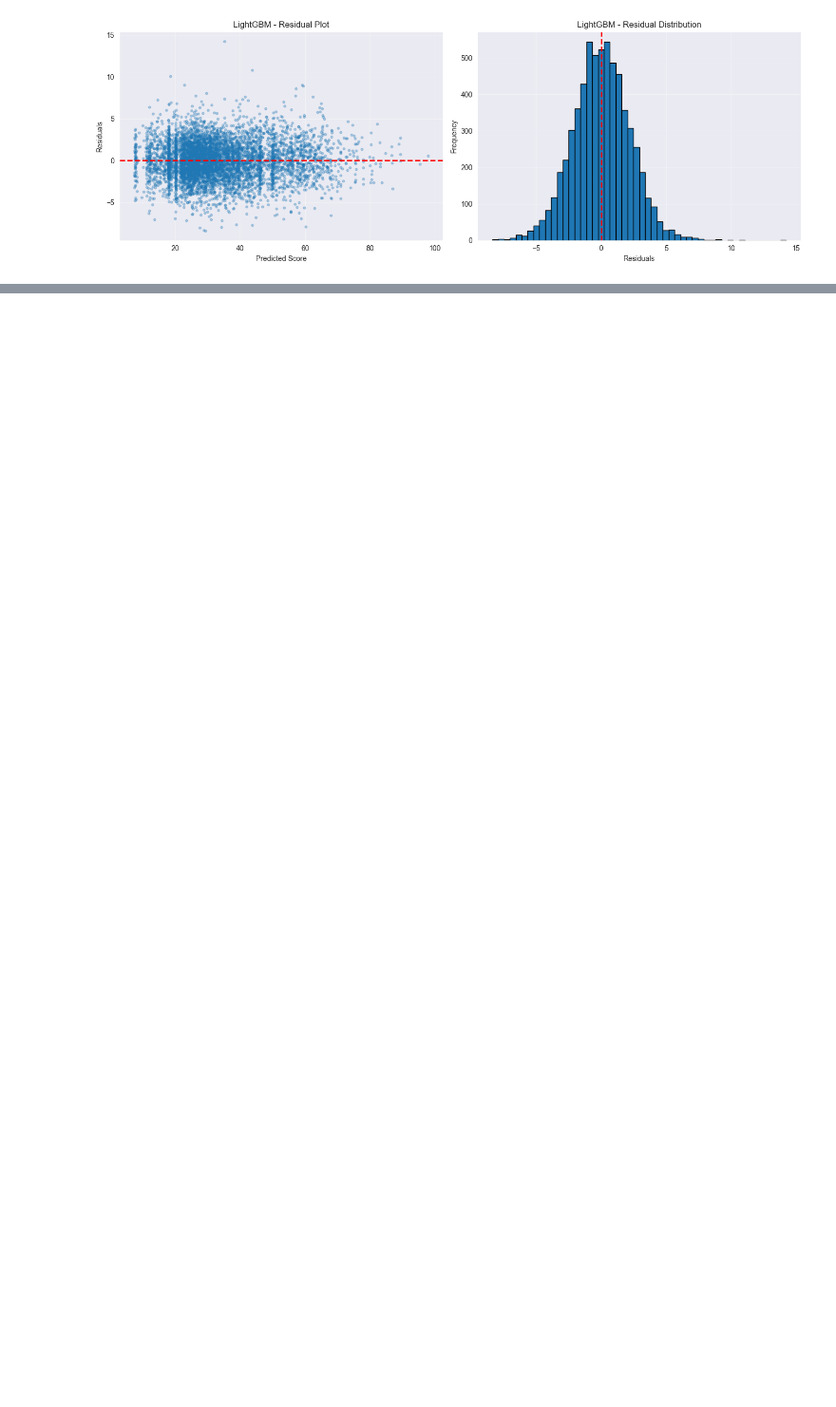
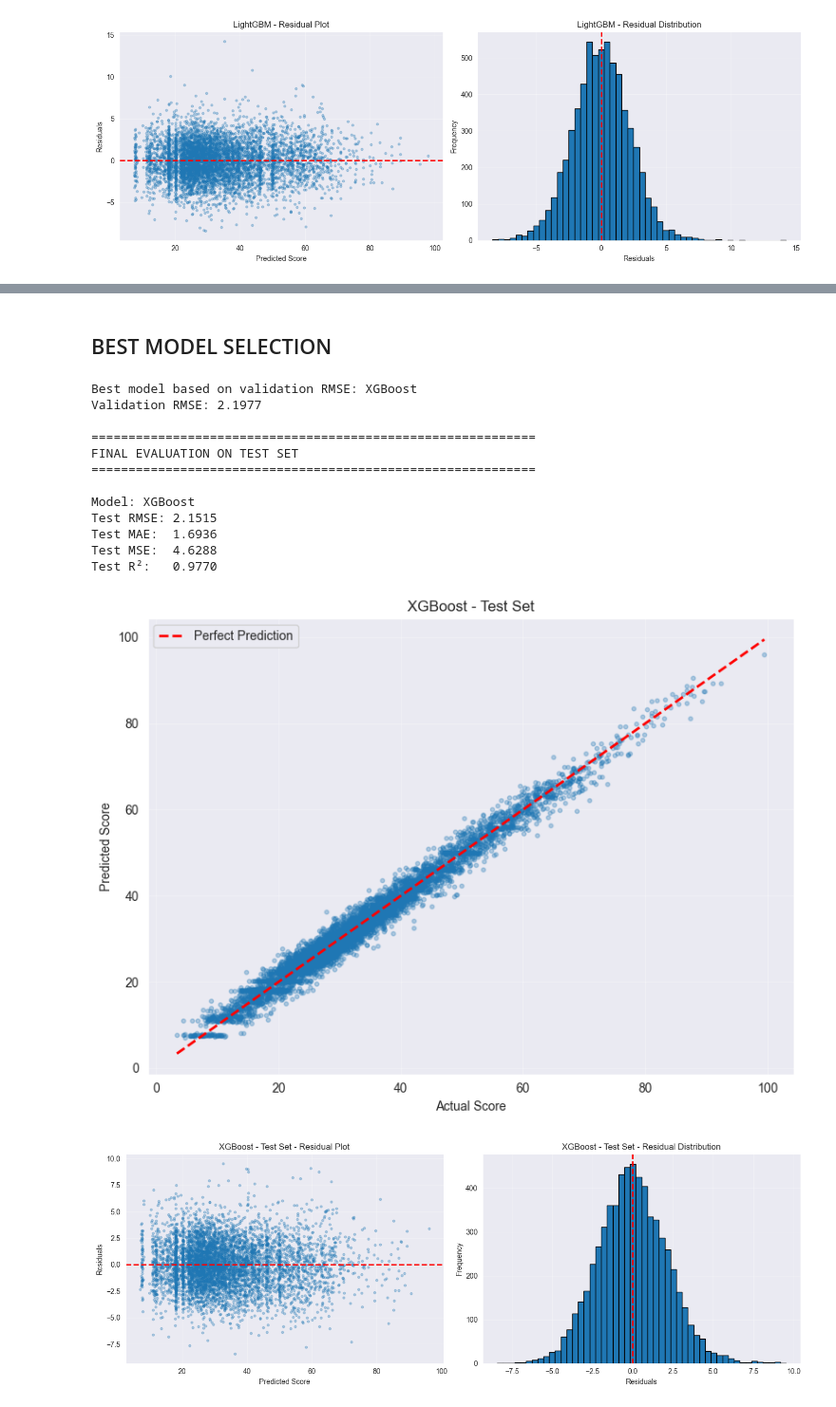
Before and after one commit to NguyenHungCuongg/Smart-Recruit, a Jupyter notebook: ml/notebooks/03_baseline_models.ipynb, the cells around one changed output, grey strips where cells are left out. Shown at 95% size. Cells and saved outputs as stored; diff of their text form; code cells hidden in the pictures; blank space fills up the shorter version.

```diff
--- a/ml/notebooks/03_baseline_models.ipynb
+++ b/ml/notebooks/03_baseline_models.ipynb
@@ -361,0 +419,56 @@ Training LightGBM...
+# %% [markdown]
+## BEST MODEL SELECTION
+# %%
+# Chọn theo RMSE
+best_model_name = results_df['rmse'].idxmin()
+print(f"Best model based on validation RMSE: {best_model_name}")
+print(f"Validation RMSE: {results_df.loc[best_model_name, 'rmse']:.4f}")
+
+model_map = {
+    'Linear Regression': lr_model,
+    'Ridge Regression': ridge_model,
+    'Lasso Regression': lasso_model,
+    'Decision Tree': dt_model,
+    'Random Forest': rf_model,
+    'Gradient Boosting': gb_model,
+    'XGBoost': xgb_model,
+    'LightGBM': lgbm_model
+}
+
+best_model = model_map[best_model_name]
+
+# Tính các chỉ số theo tập Set
+print("\n" + "=" * 60)
+print("FINAL EVALUATION ON TEST SET")
+print("=" * 60)
+
+y_test_pred = best_model.predict(X_test)
+
+test_mse = mean_squared_error(y_test, y_test_pred)
+test_rmse = np.sqrt(test_mse)
+test_mae = mean_absolute_error(y_test, y_test_pred)
+test_r2 = r2_score(y_test, y_test_pred)
+
+print(f"\nModel: {best_model_name}")
+print(f"Test RMSE: {test_rmse:.4f}")
+print(f"Test MAE:  {test_mae:.4f}")
+print(f"Test MSE:  {test_mse:.4f}")
+print(f"Test R²:   {test_r2:.4f}")
+
+plot_predictions(y_test, y_test_pred, f"{best_model_name} - Test Set")
+plot_residuals(y_test, y_test_pred, f"{best_model_name} - Test Set")
+# %% [output]
+Best model based on validation RMSE: XGBoost
+Validation RMSE: 2.1977
+
+============================================================
+FINAL EVALUATION ON TEST SET
+============================================================
+
+Model: XGBoost
+Test RMSE: 2.1515
+Test MAE:  1.6936
+Test MSE:  4.6288
+Test R²:   0.9770
+[figure, added]
+[figure, added]
```
Also changed, not shown: parts of 5 cells of this notebook.
